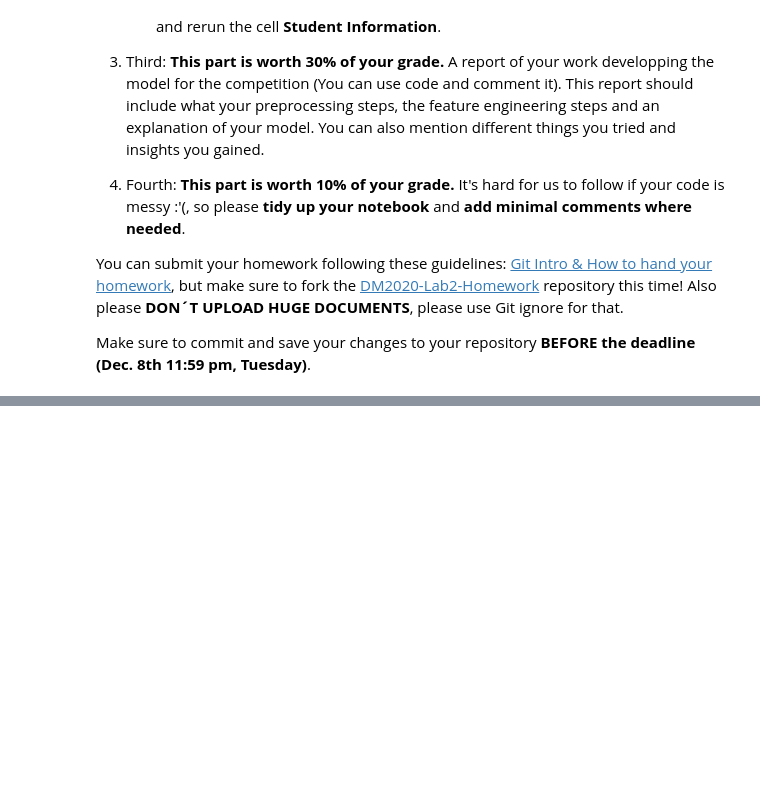
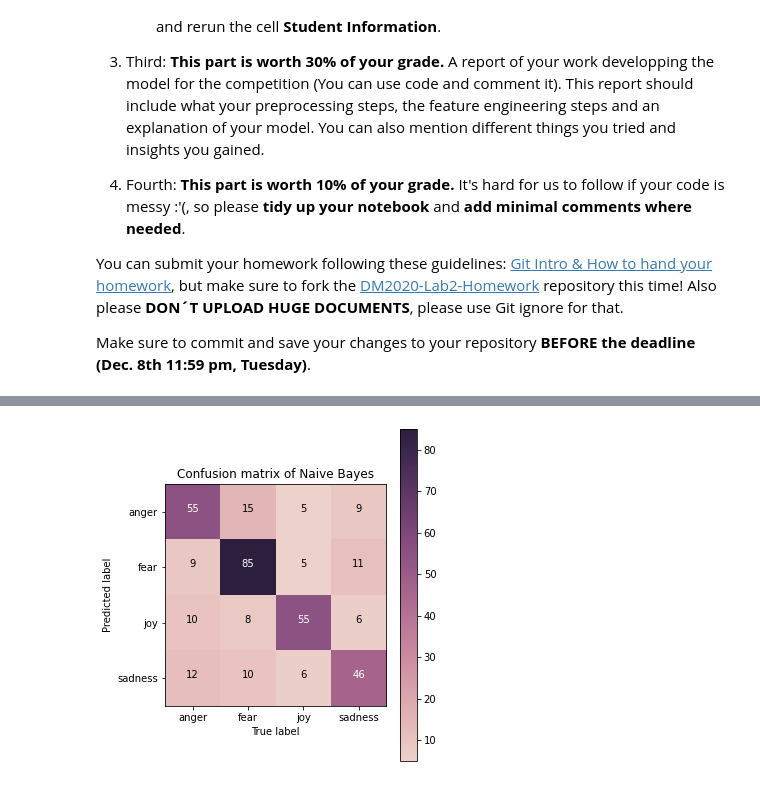
Before and after one commit to 3DebbieChen9/DM2020-Lab2-Homework, a Jupyter notebook: DM2020-Lab2-Homework.ipynb, the cells around one changed output, grey strips where cells are left out. Saved outputs shown, nothing was run; the diff lists cells and outputs as text; code cells hidden in the pictures; blank space fills up the shorter version.

```diff
--- a/DM2020-Lab2-Homework.ipynb
+++ b/DM2020-Lab2-Homework.ipynb
@@ -39,0 +296,31 @@ Make sure to commit and save your changes to your repository __BEFORE the deadli
+# %%
+import nltk
+
+# build analyzers (bag-of-words)
+BOW_500 = CountVectorizer(max_features=500, tokenizer=nltk.word_tokenize)
+
+# apply analyzer to training data
+BOW_500.fit(train_df['text'])
+
+train_data_BOW_features_500 = BOW_500.transform(train_df['text'])
+
+from sklearn.tree import DecisionTreeClassifier
+
+# for a classificaiton problem, you need to provide both training & testing data
+NB_X_train = BOW_500.transform(train_df['text'])
+NB_y_train = train_df['emotion']
+
+NB_X_test = BOW_500.transform(test_df['text'])
+NB_y_test = test_df['emotion']
+
+from sklearn.naive_bayes import MultinomialNB
+
+## build MultinomialNB model
+mNB_model = MultinomialNB()
+
+## training!
+mNB_model = mNB_model.fit(NB_X_train, NB_y_train)
+
+## predict!
+NB_y_train_pred = mNB_model.predict(NB_X_train)
+NB_y_test_pred = mNB_model.predict(NB_X_test)
@@ -39,0 +359,6 @@ Make sure to commit and save your changes to your repository __BEFORE the deadli
+# %%
+NB_cm = confusion_matrix(y_true=NB_y_test, y_pred=NB_y_test_pred)
+my_tags = ['anger', 'fear', 'joy', 'sadness']
+plot_confusion_matrix(NB_cm, classes=my_tags, title='Confusion matrix of Naive Bayes')
+# %% [output]
+[figure, added]
```
Also changed, not shown: parts of 65 cells of this notebook, 24 other files.
